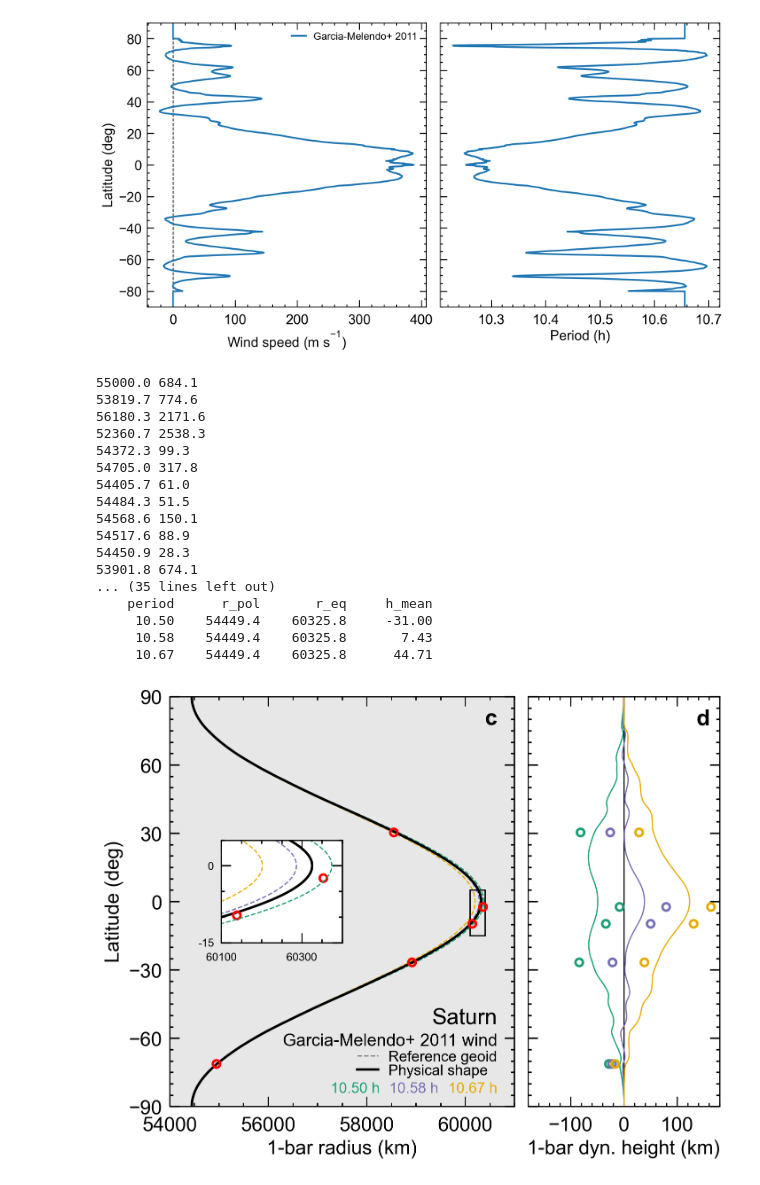
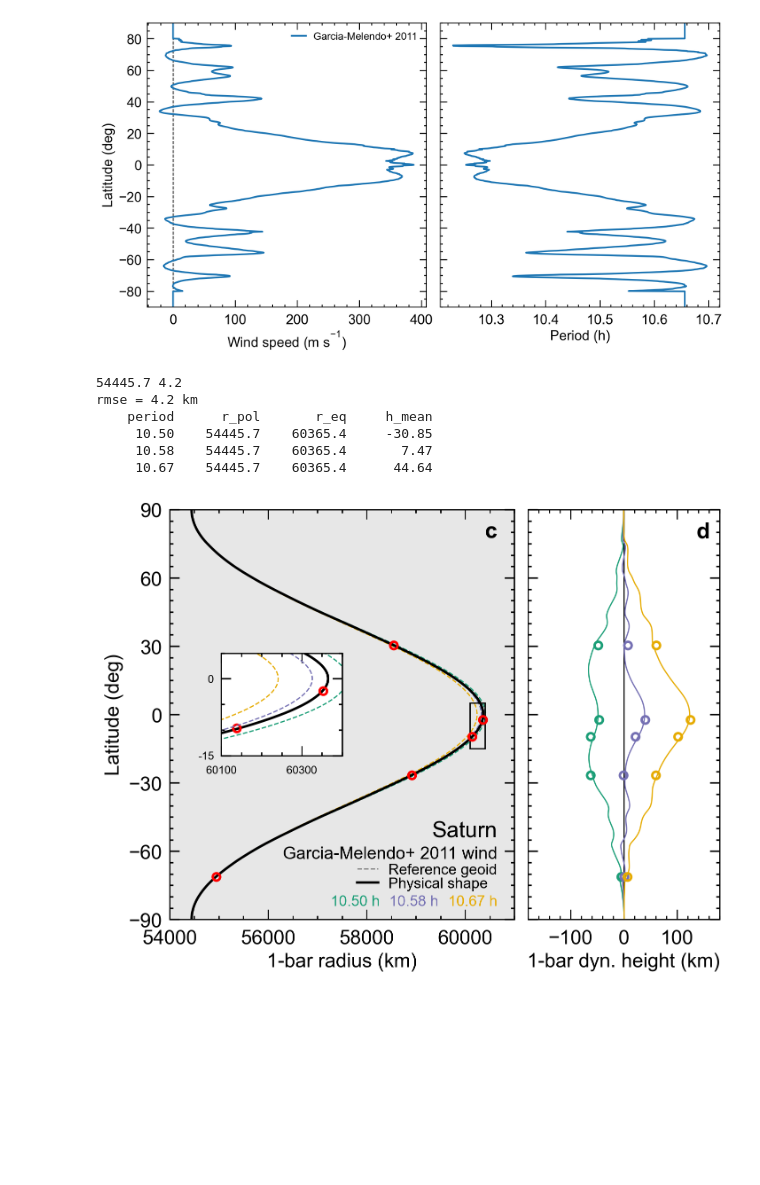
Before and after one commit to chkvch/giant-planet-geoids, a Jupyter notebook: saturn_shape.ipynb, the cells around one changed output. Drawn from its saved outputs; the diff is of its cells as text; code cells hidden in the pictures; blank space fills up the shorter version.

```diff
--- a/saturn_shape.ipynb
+++ b/saturn_shape.ipynb
@@ -94,9 +94,11 @@ def rmse(x):
     r_pol = x[0] * 1e9
     g = geoid.geoid(r_pol, jn, r_ref, gm, omega=omega)
     squared_errors = np.array([ (_r - np.interp(_lat, g.lat[::-1], 1e-5 * g.r[::-1])) ** 2 for occ, (_lat, _r) in occultation_radii.items()])
-    print(f'{r_pol*1e-5:.1f} {np.sqrt(np.mean(squared_errors)):.1f}')
+    print(f'\r{r_pol*1e-5:.1f} {np.sqrt(np.mean(squared_errors)):.1f}', end=' '*20)
     return np.sqrt(np.mean(squared_errors))
-sol = minimize(rmse, np.array([5.5]), method='Powell', bounds=[[5, 6]], tol=1e-2)
+# sol = minimize(rmse, np.array([5.5]), method='Powell', bounds=[[5, 6]], tol=1e-3)
+sol = minimize(rmse, np.array([5.5]), method='Nelder-Mead', bounds=[[5, 6]])
+print()
 print(f'rmse = {sol.fun:.1f} km')
 r_pol = sol.x[0] * 1e9
 
@@ -121,50 +123,45 @@ for ip, p_rot_h in enumerate(periods):
     color = plt.get_cmap('Dark2')(1. * ip / len(periods))
 
     ax[0].plot(1e-5 * g_ref.r, g.lat, '--', color=color, lw=1, zorder=0)
     ax_inset.plot(1e-5 * g_ref.r, g.lat, '--', color=color, lw=1)
 
     h = g.r - g_ref.r
     h_mean = -1. / 180 * trapezoid(h, x=g.lat)
 
     ax[1].plot(1e-5 * h, g.lat, '-', color=color, lw=1)
     for occ, (latitude, radius) in occultation_radii.items():
         ax[1].plot(np.interp(latitude, g.lat[::-1], radius - 1e-5 * g_ref.r[::-1]), latitude, 'o', color=color, mfc='none', mew=2)
 
     ax[0].text(0.61 + 0.17 * ip, 0.06, f'{p_rot_h:.2f} h', color=color, fontsize=12, ha='right', va='top', transform=ax[0].transAxes)
     print(f'{p_rot_h:10.2f} {1e-5*r_pol:10.1f} {1e-5*r_eq:10.1f} {1e-5 * h_mean:10.2f}')
 
 
 ax[0].plot([], '--', color='tab:grey', lw=1, label='Reference geoid')
 # ax[0].plot([], 'k-', lw=1, label='Isobaric surface')
 ax[0].plot([], 'k-', label='Physical shape')
 ax[0].legend(loc=4, bbox_to_anchor=(0.988, 0.037), fontsize=12)
 ax[0].text(0.95, 0.19, 'Saturn', ha='right', va='bottom', fontsize=18, transform=ax[0].transAxes)
 ax[0].text(0.95, 0.14, 'Garcia-Melendo+ 2011 wind', ha='right', va='bottom', fontsize=14, transform=ax[0].transAxes)
 ax[1].set_xlim(-180, 180)
 
 for iax, c in enumerate('cd'):
     ax[iax].text(0.95, 0.97, c, weight='bold', fontsize=18, ha='right', va='top', transform=ax[iax].transAxes)
 
 plt.savefig('figures/saturn_optimize_rpol.pdf')
+
+# rmse = 4.2 km
+#     period      r_pol       r_eq     h_mean
+#      10.50    54445.6    60365.3     -30.85
+#      10.58    54445.6    60365.3       7.46
+#      10.67    54445.6    60365.3      44.63
 # %% [output]
-55000.0 684.1
-53819.7 774.6
-56180.3 2171.6
-52360.7 2538.3
-54372.3 99.3
-54705.0 317.8
-54405.7 61.0
-54484.3 51.5
-54568.6 150.1
-54517.6 88.9
-54450.9 28.3
-53901.8 674.1
-... (35 lines left out)
+54445.7 4.2
+rmse = 4.2 km
     period      r_pol       r_eq     h_mean
-     10.50    54449.4    60325.8     -31.00
-     10.58    54449.4    60325.8       7.43
-     10.67    54449.4    60325.8      44.71
+     10.50    54445.7    60365.4     -30.85
+     10.58    54445.7    60365.4       7.47
+     10.67    54445.7    60365.4      44.64
-[figure, old version]
+[figure, new version]
 # %%
 # same but use version of omega function that keeps omega fixed as a function of distance from rotation axis
 ax, ax_inset = shape_plot()
```
Also changed, not shown: parts of 2 cells of this notebook, 4 other files.
